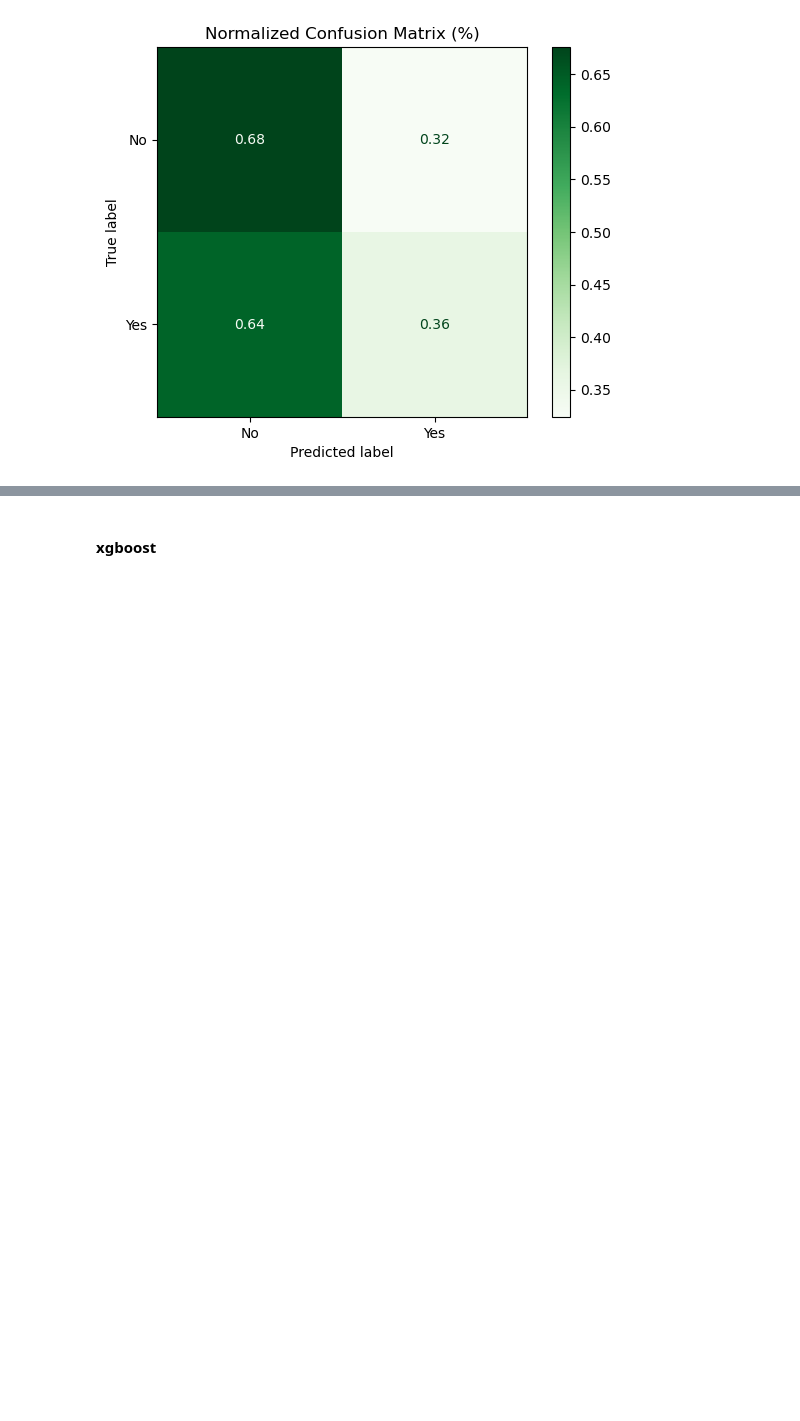
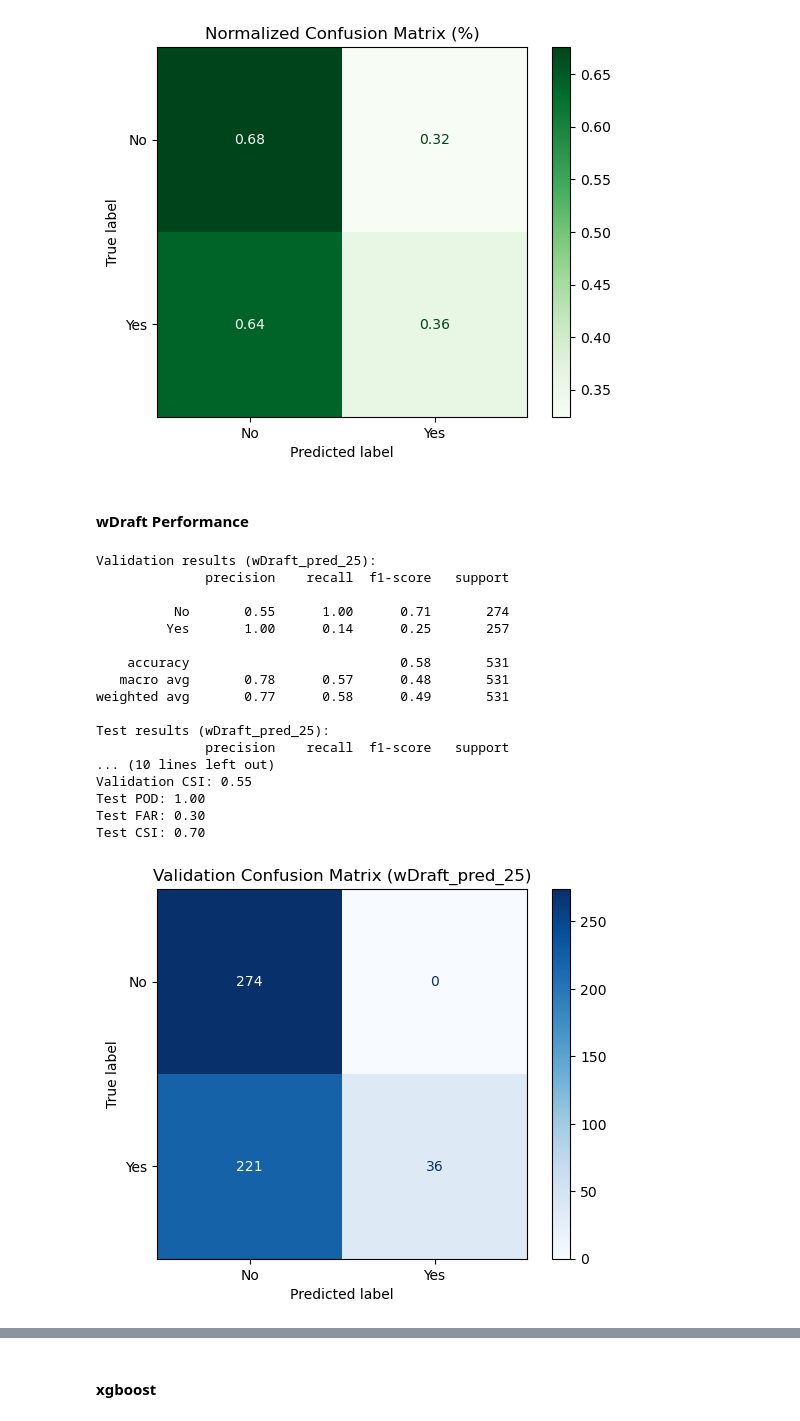
Before and after one commit to florianvalentinackermann/radar_windgusts, a Jupyter notebook: Machine_learning_intro.ipynb, the cells around one changed output, grey strips where cells are left out. Cells and saved outputs as stored; diff of their text form; code cells hidden in the pictures; blank space fills up the shorter version.

```diff
--- a/Machine_learning_intro.ipynb
+++ b/Machine_learning_intro.ipynb
@@ -1359,3 +1368,82 @@ CSI (Critical Success Index): 0.23
 [figure]
 [figure]
 [figure]
+# %% [markdown]
+#### wDraft Performance
+# %%
+from sklearn.metrics import classification_report
+
+# Validation set
+y_val = val_df_events['Gust_Flag']
+y_val_pred = val_df_events['wDraft_pred_25']
+print("Validation results (wDraft_pred_25):")
+print(classification_report(y_val, y_val_pred))
+
+# Test set
+y_test = test_df_events['Gust_Flag']
+y_test_pred = test_df_events['wDraft_pred_25']
+print("Test results (wDraft_pred_25):")
+print(classification_report(y_test, y_test_pred))
+
+
+from sklearn.metrics import confusion_matrix
+
+# Validation set
+cm_val = confusion_matrix(y_val, y_val_pred, labels=['No', 'Yes'])
+a, b, c, d = cm_val[0, 0], cm_val[1, 0], cm_val[0, 1], cm_val[1, 1]
+
+POD_val = a / (a + c) if (a + c) > 0 else 0
+FAR_val = b / (a + b) if (a + b) > 0 else 0
+CSI_val = a / (a + b + c) if (a + b + c) > 0 else 0
+
+print(f"Validation POD: {POD_val:.2f}")
+print(f"Validation FAR: {FAR_val:.2f}")
+print(f"Validation CSI: {CSI_val:.2f}")
+
+# Test set
+cm_test = confusion_matrix(y_test, y_test_pred, labels=['No', 'Yes'])
+a, b, c, d = cm_test[0, 0], cm_test[1, 0], cm_test[0, 1], cm_test[1, 1]
+
+POD_test = a / (a + c) if (a + c) > 0 else 0
+FAR_test = b / (a + b) if (a + b) > 0 else 0
+CSI_test = a / (a + b + c) if (a + b + c) > 0 else 0
+
+print(f"Test POD: {POD_test:.2f}")
+print(f"Test FAR: {FAR_test:.2f}")
+print(f"Test CSI: {CSI_test:.2f}")
+
+from sklearn.metrics import ConfusionMatrixDisplay
+import matplotlib.pyplot as plt
+
+# Validation set
+disp = ConfusionMatrixDisplay(confusion_matrix=cm_val, display_labels=['No', 'Yes'])
+disp.plot(cmap='Blues', values_format='d')
+plt.title("Validation Confusion Matrix (wDraft_pred_25)")
+plt.show()
+
+
+
+# Test set
+disp = ConfusionMatrixDisplay(confusion_matrix=cm_test, display_labels=['No', 'Yes'])
+disp.plot(cmap='Blues', values_format='d')
+plt.title("Test Confusion Matrix (wDraft_pred_25)")
+plt.show()
+# %% [output]
+Validation results (wDraft_pred_25):
+              precision    recall  f1-score   support
+
+          No       0.55      1.00      0.71       274
+         Yes       1.00      0.14      0.25       257
+
+    accuracy                           0.58       531
+   macro avg       0.78      0.57      0.48       531
+weighted avg       0.77      0.58      0.49       531
+
+Test results (wDraft_pred_25):
+              precision    recall  f1-score   support
+... (10 lines left out)
+Validation CSI: 0.55
+Test POD: 1.00
+Test FAR: 0.30
+Test CSI: 0.70
+[figure, added]
```
Also changed, not shown: parts of 17 cells of this notebook, 6 other files.
